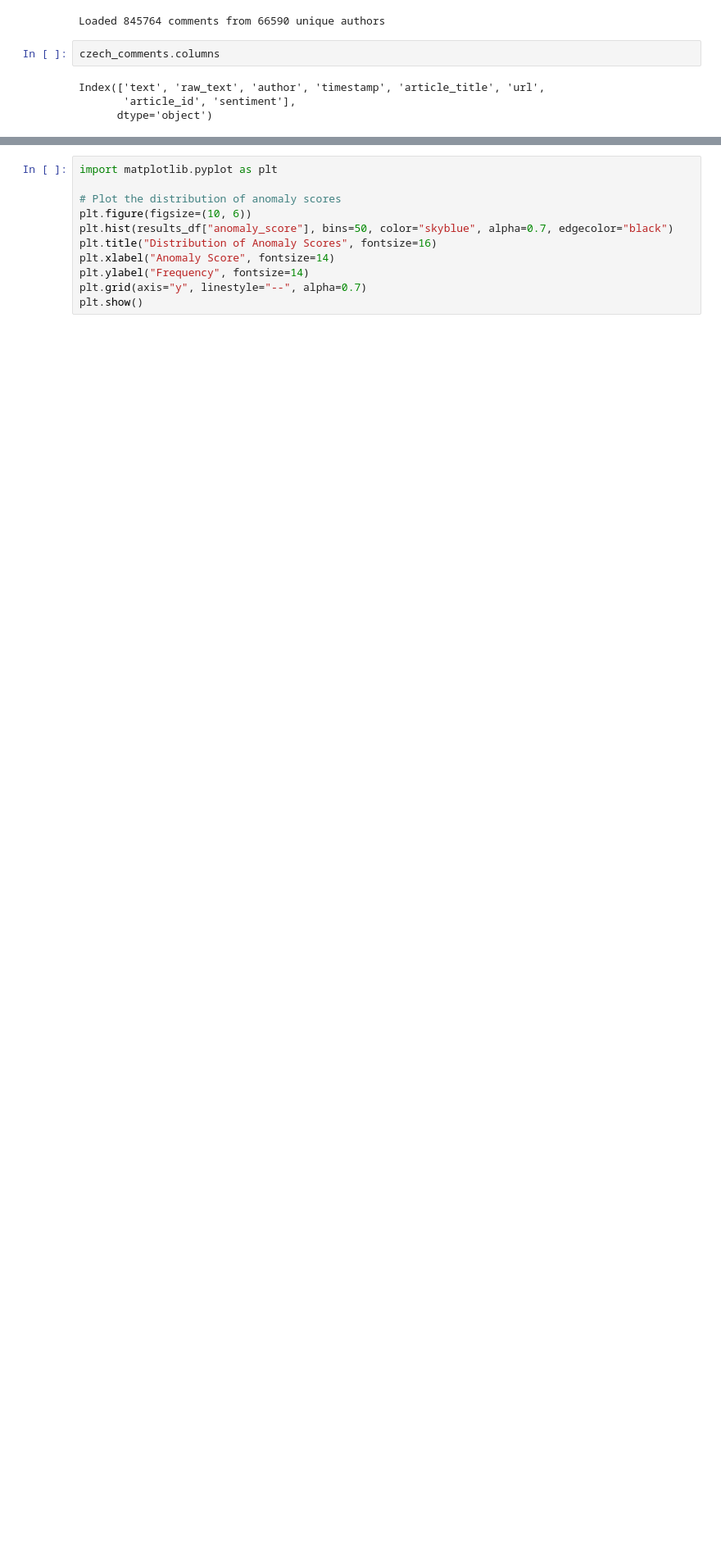
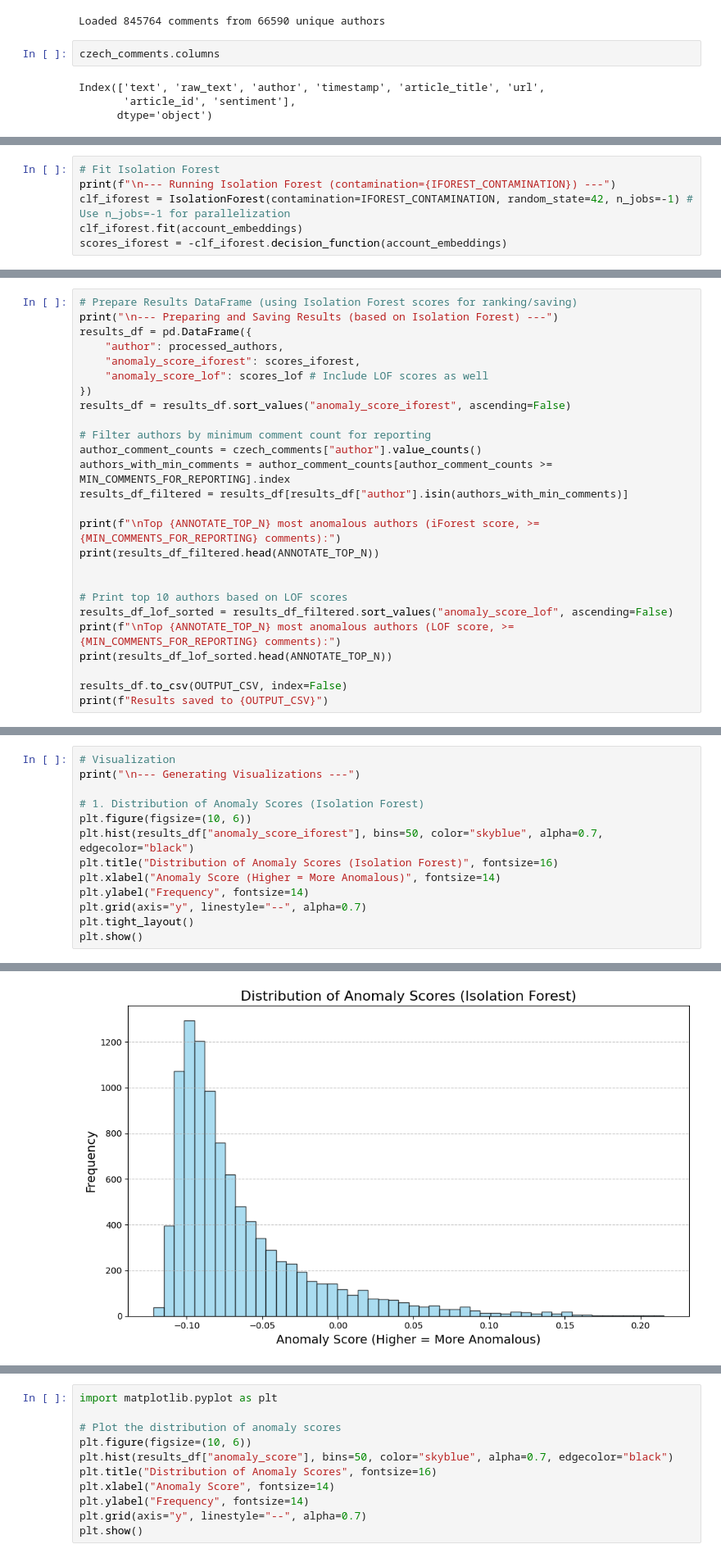
Before and after one commit to ziggyplayedguitar/nlp_thesis, a Jupyter notebook: workspace/notebooks/05_anomaly.ipynb, the cells around one changed output, grey strips where cells are left out. Shown at 82% size. Cells and saved outputs as stored; diff of their text form; blank space fills up the shorter version.

Commit message:
Added LOF anomaly detection. Updated authors selection.

```diff
--- a/workspace/notebooks/05_anomaly.ipynb
+++ b/workspace/notebooks/05_anomaly.ipynb
@@ -134,0 +135,6 @@ print(results_df.head(10))
+# %%
+# Fit Isolation Forest
+print(f"\n--- Running Isolation Forest (contamination={IFOREST_CONTAMINATION}) ---")
+clf_iforest = IsolationForest(contamination=IFOREST_CONTAMINATION, random_state=42, n_jobs=-1) # Use n_jobs=-1 for parallelization
+clf_iforest.fit(account_embeddings)
+scores_iforest = -clf_iforest.decision_function(account_embeddings)
@@ -134,0 +153,26 @@ print(results_df.head(10))
+# %%
+# Prepare Results DataFrame (using Isolation Forest scores for ranking/saving)
+print("\n--- Preparing and Saving Results (based on Isolation Forest) ---")
+results_df = pd.DataFrame({
+    "author": processed_authors,
+    "anomaly_score_iforest": scores_iforest,
+    "anomaly_score_lof": scores_lof # Include LOF scores as well
+})
+results_df = results_df.sort_values("anomaly_score_iforest", ascending=False)
+
+# Filter authors by minimum comment count for reporting
+author_comment_counts = czech_comments["author"].value_counts()
+authors_with_min_comments = author_comment_counts[author_comment_counts >= MIN_COMMENTS_FOR_REPORTING].index
+results_df_filtered = results_df[results_df["author"].isin(authors_with_min_comments)]
+
+print(f"\nTop {ANNOTATE_TOP_N} most anomalous authors (iForest score, >= {MIN_COMMENTS_FOR_REPORTING} comments):")
+print(results_df_filtered.head(ANNOTATE_TOP_N))
+
+
+# Print top 10 authors based on LOF scores
+results_df_lof_sorted = results_df_filtered.sort_values("anomaly_score_lof", ascending=False)
+print(f"\nTop {ANNOTATE_TOP_N} most anomalous authors (LOF score, >= {MIN_COMMENTS_FOR_REPORTING} comments):")
+print(results_df_lof_sorted.head(ANNOTATE_TOP_N))
+
+results_df.to_csv(OUTPUT_CSV, index=False)
+print(f"Results saved to {OUTPUT_CSV}")
@@ -134,0 +197,14 @@ print(results_df.head(10))
+# %%
+# Visualization
+print("\n--- Generating Visualizations ---")
+
+# 1. Distribution of Anomaly Scores (Isolation Forest)
+plt.figure(figsize=(10, 6))
+plt.hist(results_df["anomaly_score_iforest"], bins=50, color="skyblue", alpha=0.7, edgecolor="black")
+plt.title("Distribution of Anomaly Scores (Isolation Forest)", fontsize=16)
+plt.xlabel("Anomaly Score (Higher = More Anomalous)", fontsize=14)
+plt.ylabel("Frequency", fontsize=14)
+plt.grid(axis="y", linestyle="--", alpha=0.7)
+plt.tight_layout()
+plt.show()
+# %% [output]
@@ -134,0 +212 @@ print(results_df.head(10))
+[figure, added]
```
Also changed, not shown: parts of 17 cells of this notebook.
